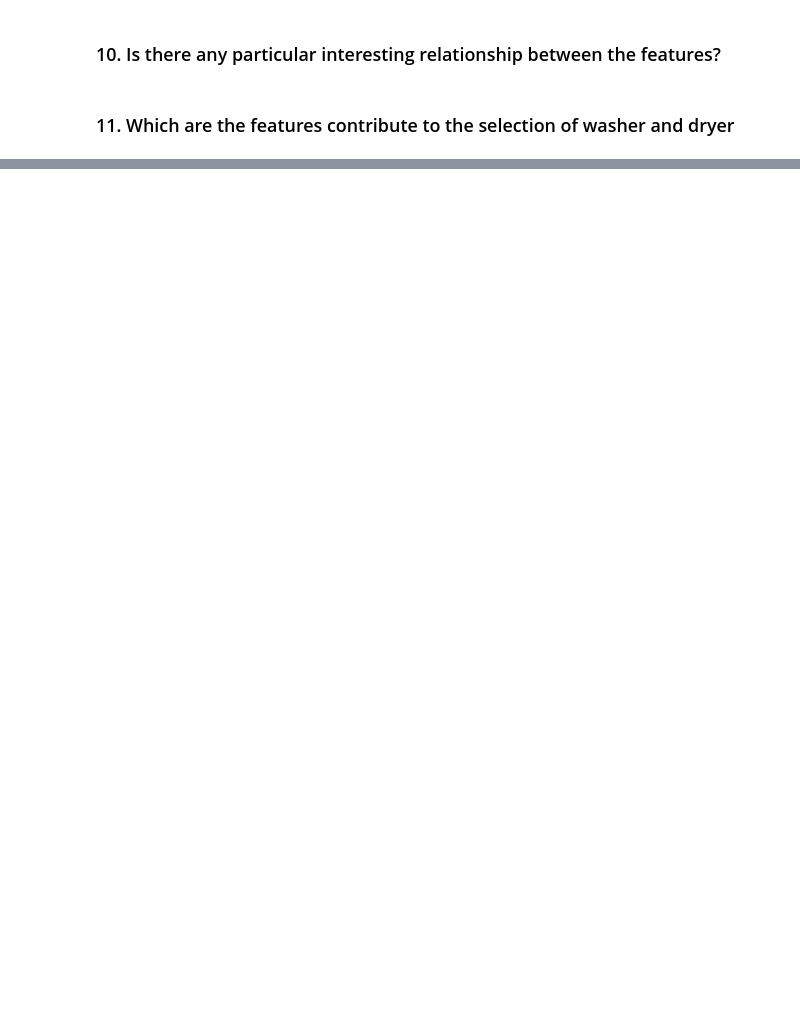
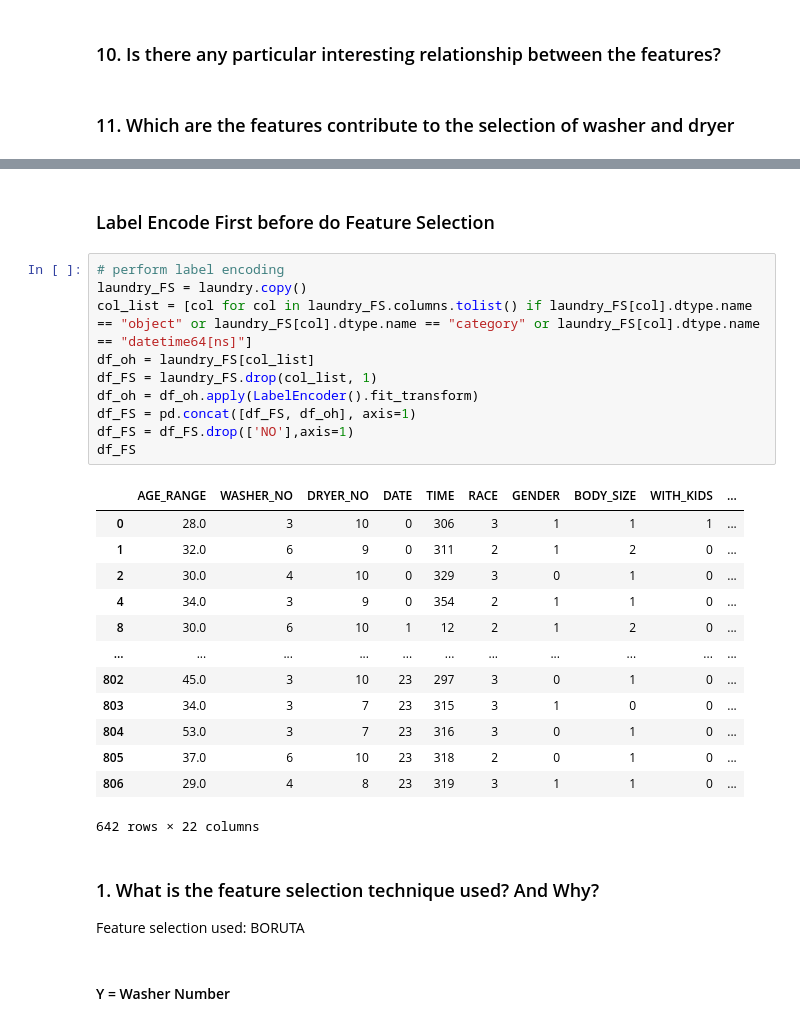
Before and after one commit to mzamfirdaus/dataminingproject, a Jupyter notebook: datapreprocessing.ipynb, the cells around one changed output, grey strips where cells are left out. Drawn from its saved outputs; the diff is of its cells as text; blank space fills up the shorter version.

```diff
--- a/datapreprocessing.ipynb
+++ b/datapreprocessing.ipynb
@@ -903,0 +948,32 @@ alt.Chart(femaleWithKids).mark_bar().encode(
+# %% [markdown]
+### Label Encode First before do Feature Selection
+# %%
+# perform label encoding
+laundry_FS = laundry.copy()
+col_list = [col for col in laundry_FS.columns.tolist() if laundry_FS[col].dtype.name == "object" or laundry_FS[col].dtype.name == "category" or laundry_FS[col].dtype.name == "datetime64[ns]"]
+df_oh = laundry_FS[col_list]
+df_FS = laundry_FS.drop(col_list, 1)
+df_oh = df_oh.apply(LabelEncoder().fit_transform)
+df_FS = pd.concat([df_FS, df_oh], axis=1)
+df_FS = df_FS.drop(['NO'],axis=1)
+df_FS
+# %% [output]
+|  | AGE_RANGE | WASHER_NO | DRYER_NO | DATE | TIME | RACE | GENDER | BODY_SIZE | WITH_KIDS | ... |
+| 0 | 28.0 | 3 | 10 | 0 | 306 | 3 | 1 | 1 | 1 | ... |
+| 1 | 32.0 | 6 | 9 | 0 | 311 | 2 | 1 | 2 | 0 | ... |
+| 2 | 30.0 | 4 | 10 | 0 | 329 | 3 | 0 | 1 | 0 | ... |
+| 4 | 34.0 | 3 | 9 | 0 | 354 | 2 | 1 | 1 | 0 | ... |
+| 8 | 30.0 | 6 | 10 | 1 | 12 | 2 | 1 | 2 | 0 | ... |
+| ... | ... | ... | ... | ... | ... | ... | ... | ... | ... | ... |
+| 802 | 45.0 | 3 | 10 | 23 | 297 | 3 | 0 | 1 | 0 | ... |
+| 803 | 34.0 | 3 | 7 | 23 | 315 | 3 | 1 | 0 | 0 | ... |
+| 804 | 53.0 | 3 | 7 | 23 | 316 | 3 | 0 | 1 | 0 | ... |
+| 805 | 37.0 | 6 | 10 | 23 | 318 | 2 | 0 | 1 | 0 | ... |
+| 806 | 29.0 | 4 | 8 | 23 | 319 | 3 | 1 | 1 | 0 | ... |
+642 rows × 22 columns
+# %% [markdown]
+### 1. What is the feature selection technique used? And Why?
+
+Feature selection used: BORUTA
+# %% [markdown]
+#### Y = Washer Number
```
Also changed, not shown: parts of 30 cells of this notebook.
